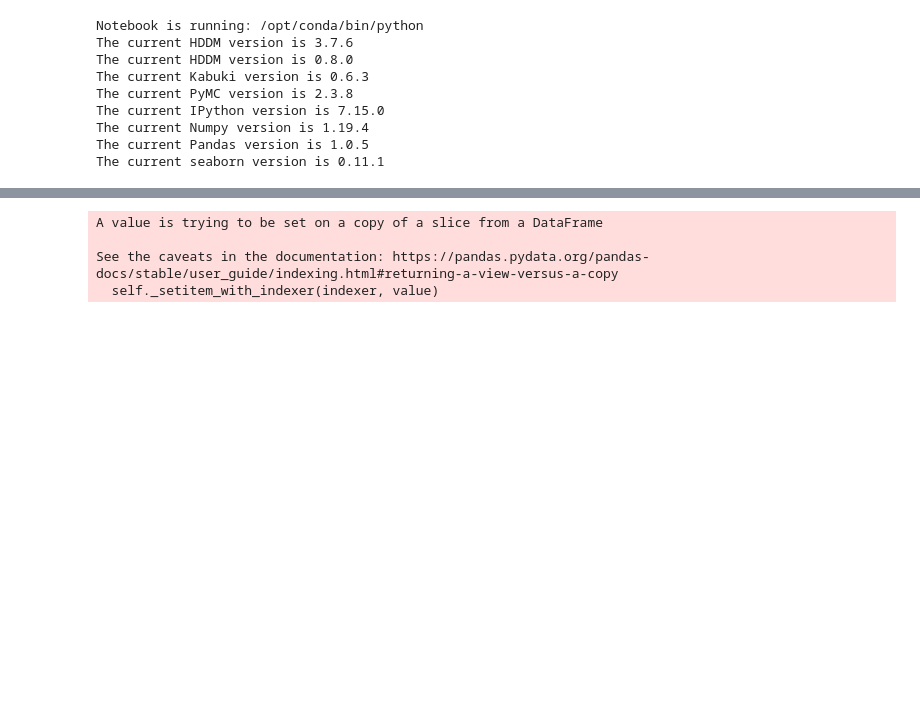
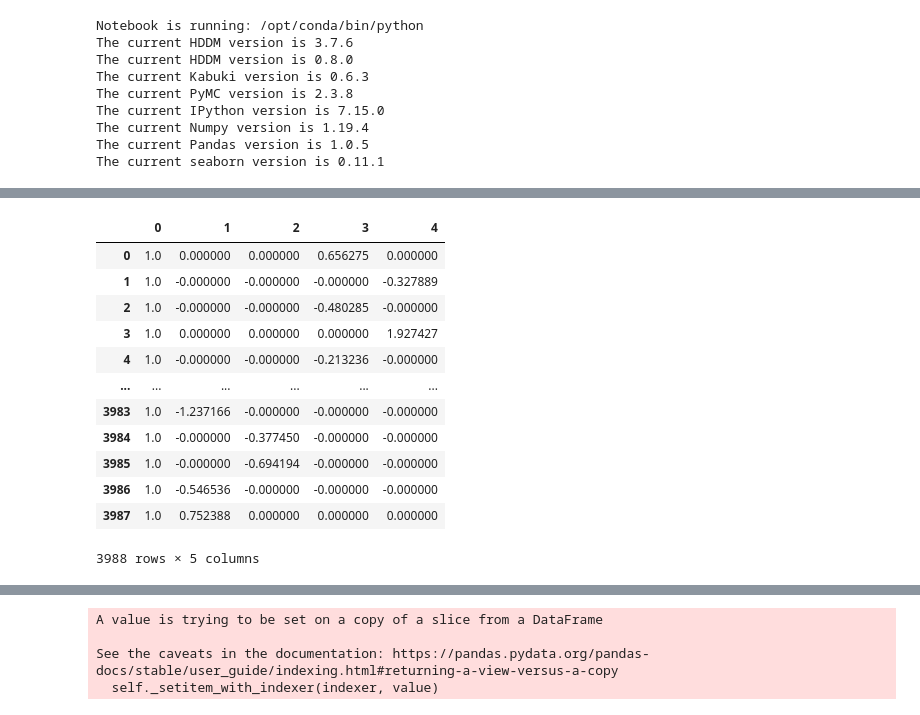
Before and after one commit to hcp4715/dockerHDDM_Guide, a Jupyter notebook: temp/HDDM_Primer_SM_Params_Recov.ipynb, the cells around one changed output, grey strips where cells are left out. Drawn from its saved outputs; the diff is of its cells as text; code cells hidden in the pictures; blank space fills up the shorter version.

```diff
--- a/temp/HDDM_Primer_SM_Params_Recov.ipynb
+++ b/temp/HDDM_Primer_SM_Params_Recov.ipynb
@@ -107,0 +496,17 @@ p_outliers = .05
+# %%
+# desig matrix of M7
+pd.DataFrame(dmatrix("theta:C(conf, Treatment('LC')):C(dbs, Treatment('0'))", observed))
+# %% [output]
+|  | 0 | 1 | 2 | 3 | 4 |
+| 0 | 1.0 | 0.000000 | 0.000000 | 0.656275 | 0.000000 |
+| 1 | 1.0 | -0.000000 | -0.000000 | -0.000000 | -0.327889 |
+| 2 | 1.0 | -0.000000 | -0.000000 | -0.480285 | -0.000000 |
+| 3 | 1.0 | 0.000000 | 0.000000 | 0.000000 | 1.927427 |
+| 4 | 1.0 | -0.000000 | -0.000000 | -0.213236 | -0.000000 |
+| ... | ... | ... | ... | ... | ... |
+| 3983 | 1.0 | -1.237166 | -0.000000 | -0.000000 | -0.000000 |
+| 3984 | 1.0 | -0.000000 | -0.377450 | -0.000000 | -0.000000 |
+| 3985 | 1.0 | -0.000000 | -0.694194 | -0.000000 | -0.000000 |
+| 3986 | 1.0 | -0.546536 | -0.000000 | -0.000000 | -0.000000 |
+| 3987 | 1.0 | 0.752388 | 0.000000 | 0.000000 | 0.000000 |
+3988 rows × 5 columns
```
Also changed, not shown: parts of 25 cells of this notebook.
